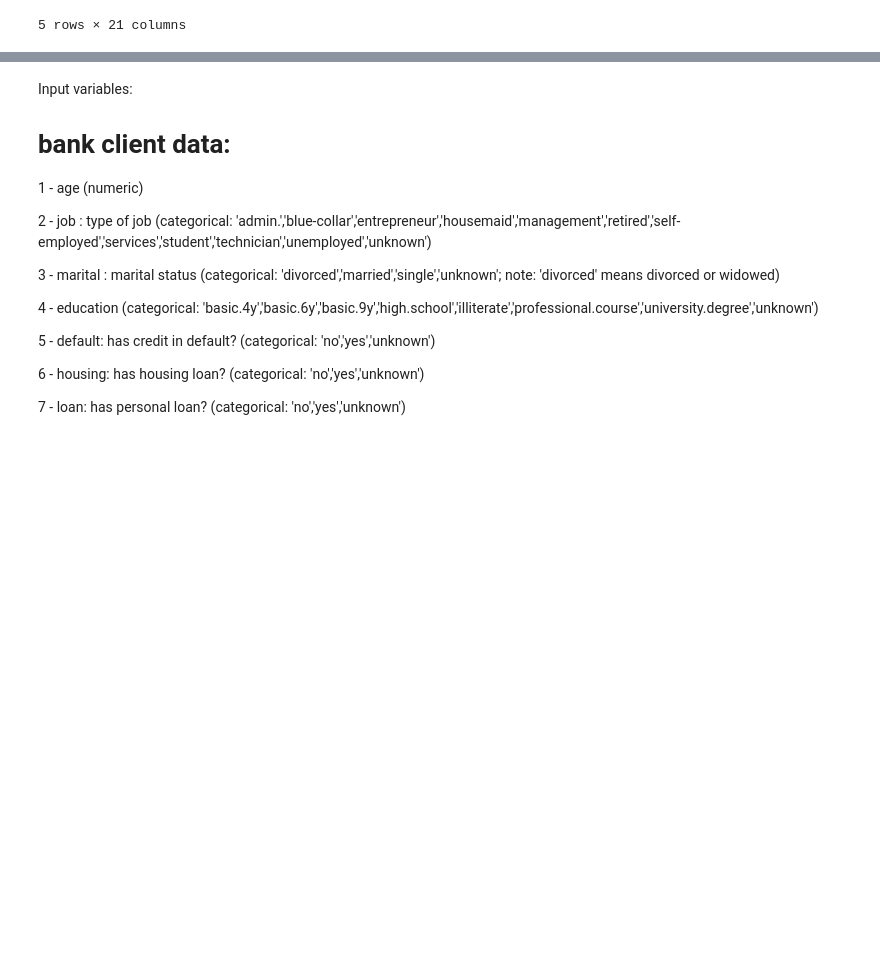
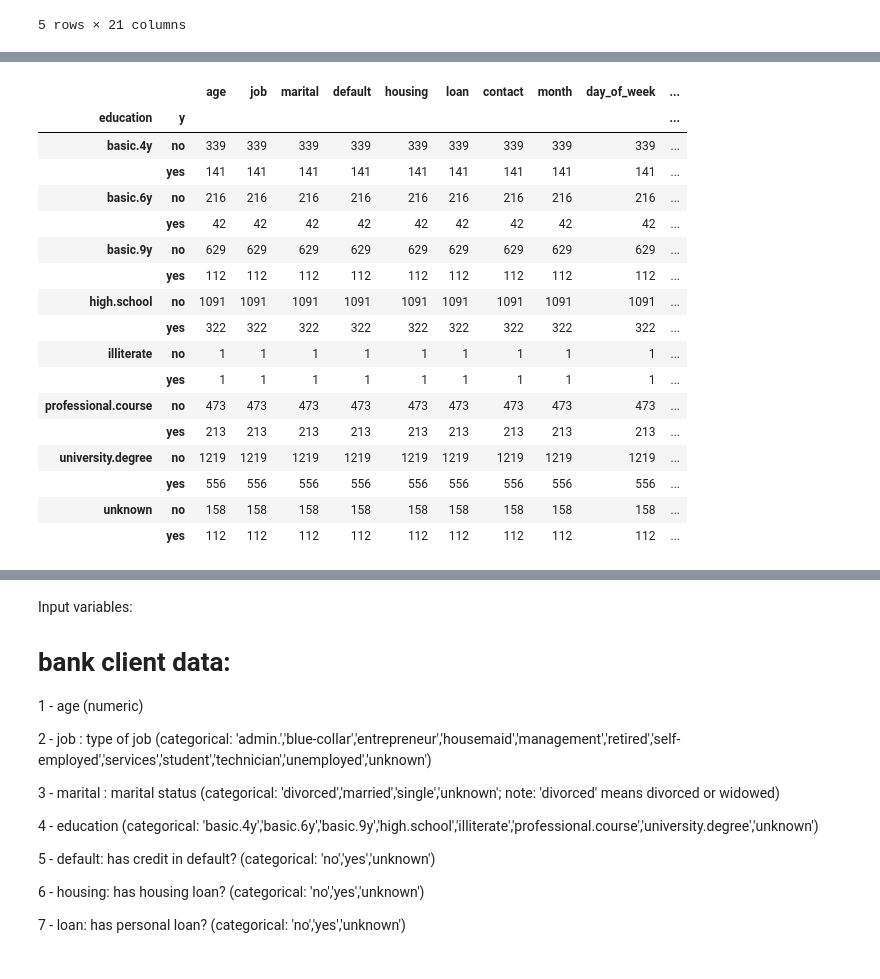
Before and after one commit to garywheeler24/DS-Atlanta-Mod-3-Project, a Jupyter notebook: Maia/Initial_alalysis_cleaning_data.ipynb, the cells around one changed output, grey strips where cells are left out. Saved outputs shown, nothing was run; the diff lists cells and outputs as text; code cells hidden in the pictures; blank space fills up the shorter version.

```diff
--- a/Maia/Initial_alalysis_cleaning_data.ipynb
+++ b/Maia/Initial_alalysis_cleaning_data.ipynb
@@ -137,0 +217,21 @@ df.groupby(['job', 'y']).mean()
+# %%
+df.groupby(['education', 'y']).count()
+# %% [output]
+|  |  | age | job | marital | default | housing | loan | contact | month | day_of_week | ... |
+| education | y |  |  |  |  |  |  |  |  |  | ... |
+| basic.4y | no | 339 | 339 | 339 | 339 | 339 | 339 | 339 | 339 | 339 | ... |
+|  | yes | 141 | 141 | 141 | 141 | 141 | 141 | 141 | 141 | 141 | ... |
+| basic.6y | no | 216 | 216 | 216 | 216 | 216 | 216 | 216 | 216 | 216 | ... |
+|  | yes | 42 | 42 | 42 | 42 | 42 | 42 | 42 | 42 | 42 | ... |
+| basic.9y | no | 629 | 629 | 629 | 629 | 629 | 629 | 629 | 629 | 629 | ... |
+|  | yes | 112 | 112 | 112 | 112 | 112 | 112 | 112 | 112 | 112 | ... |
+| high.school | no | 1091 | 1091 | 1091 | 1091 | 1091 | 1091 | 1091 | 1091 | 1091 | ... |
+|  | yes | 322 | 322 | 322 | 322 | 322 | 322 | 322 | 322 | 322 | ... |
+| illiterate | no | 1 | 1 | 1 | 1 | 1 | 1 | 1 | 1 | 1 | ... |
+|  | yes | 1 | 1 | 1 | 1 | 1 | 1 | 1 | 1 | 1 | ... |
+| professional.course | no | 473 | 473 | 473 | 473 | 473 | 473 | 473 | 473 | 473 | ... |
+|  | yes | 213 | 213 | 213 | 213 | 213 | 213 | 213 | 213 | 213 | ... |
+| university.degree | no | 1219 | 1219 | 1219 | 1219 | 1219 | 1219 | 1219 | 1219 | 1219 | ... |
+|  | yes | 556 | 556 | 556 | 556 | 556 | 556 | 556 | 556 | 556 | ... |
+| unknown | no | 158 | 158 | 158 | 158 | 158 | 158 | 158 | 158 | 158 | ... |
+|  | yes | 112 | 112 | 112 | 112 | 112 | 112 | 112 | 112 | 112 | ... |
```
Also changed, not shown: parts of 17 cells of this notebook.
